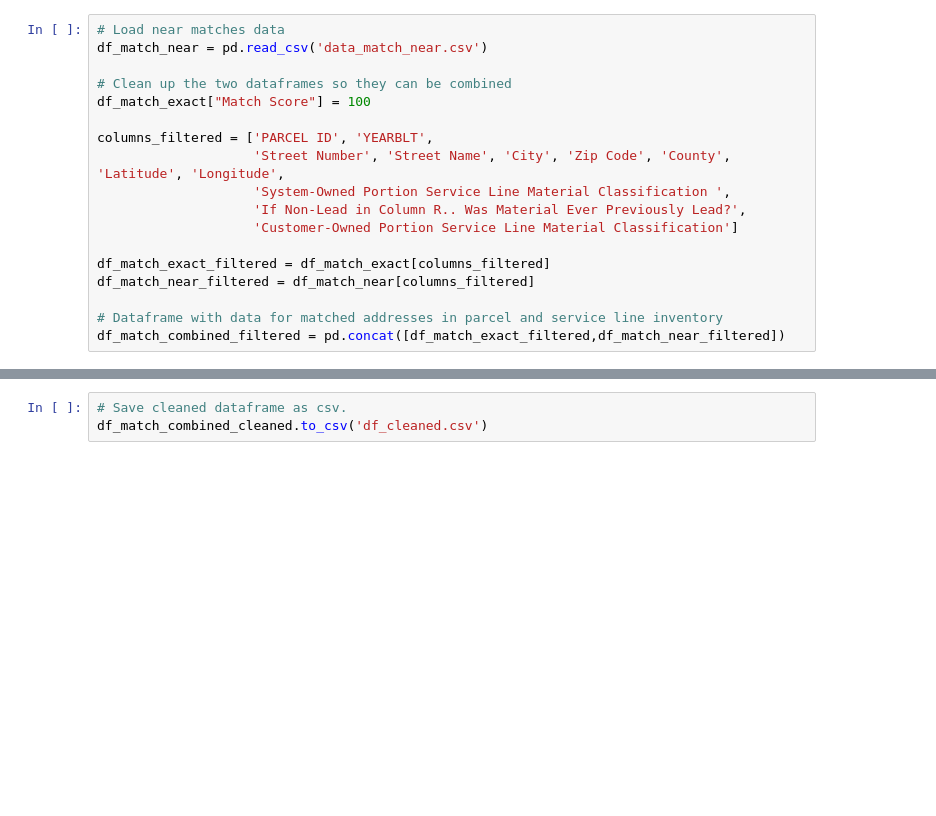
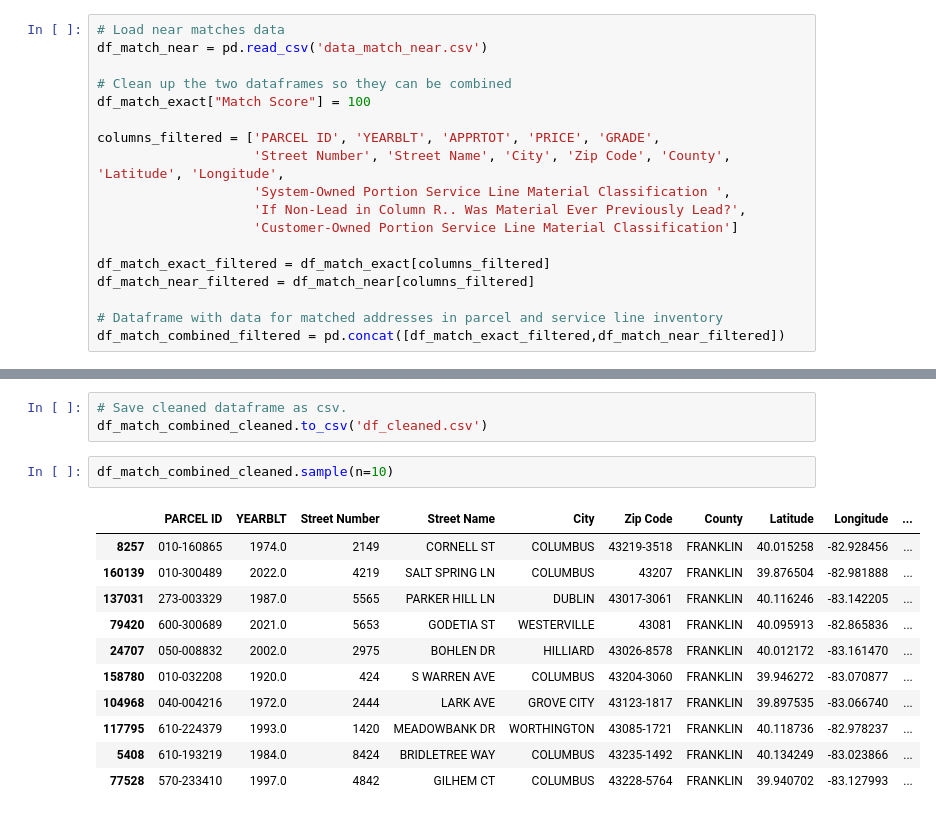
Before and after one commit to aschimmo/Erdos2025_LeadExposure, a Jupyter notebook: data_cleaning.ipynb, the cells around one changed output, grey strips where cells are left out. Drawn from its saved outputs; the diff is of its cells as text; blank space fills up the shorter version.

Commit message:
minor fixes to cleaned data set.

```diff
--- a/data_cleaning.ipynb
+++ b/data_cleaning.ipynb
@@ -101,7 +101,7 @@ df_match_near = pd.read_csv('data_match_near.csv')
 # Clean up the two dataframes so they can be combined
 df_match_exact["Match Score"] = 100
 
-columns_filtered = ['PARCEL ID', 'YEARBLT',
+columns_filtered = ['PARCEL ID', 'YEARBLT', 'APPRTOT', 'PRICE', 'GRADE',
                     'Street Number', 'Street Name', 'City', 'Zip Code', 'County', 'Latitude', 'Longitude',
                     'System-Owned Portion Service Line Material Classification ',
                     'If Non-Lead in Column R.. Was Material Ever Previously Lead?',
@@ -370,3 +371,17 @@ array([[<Axes: title={'center': 'nn_is_lead_weighted'}>]], dtype=object)
 # %%
 # Save cleaned dataframe as csv.
 df_match_combined_cleaned.to_csv('df_cleaned.csv')
+# %%
+df_match_combined_cleaned.sample(n=10)
+# %% [output]
+|  | PARCEL ID | YEARBLT | Street Number | Street Name | City | Zip Code | County | Latitude | Longitude | ... |
+| 8257 | 010-160865 | 1974.0 | 2149 | CORNELL ST | COLUMBUS | 43219-3518 | FRANKLIN | 40.015258 | -82.928456 | ... |
+| 160139 | 010-300489 | 2022.0 | 4219 | SALT SPRING LN | COLUMBUS | 43207 | FRANKLIN | 39.876504 | -82.981888 | ... |
+| 137031 | 273-003329 | 1987.0 | 5565 | PARKER HILL LN | DUBLIN | 43017-3061 | FRANKLIN | 40.116246 | -83.142205 | ... |
+| 79420 | 600-300689 | 2021.0 | 5653 | GODETIA ST | WESTERVILLE | 43081 | FRANKLIN | 40.095913 | -82.865836 | ... |
+| 24707 | 050-008832 | 2002.0 | 2975 | BOHLEN DR | HILLIARD | 43026-8578 | FRANKLIN | 40.012172 | -83.161470 | ... |
+| 158780 | 010-032208 | 1920.0 | 424 | S WARREN AVE | COLUMBUS | 43204-3060 | FRANKLIN | 39.946272 | -83.070877 | ... |
+| 104968 | 040-004216 | 1972.0 | 2444 | LARK AVE | GROVE CITY | 43123-1817 | FRANKLIN | 39.897535 | -83.066740 | ... |
+| 117795 | 610-224379 | 1993.0 | 1420 | MEADOWBANK DR | WORTHINGTON | 43085-1721 | FRANKLIN | 40.118736 | -82.978237 | ... |
+| 5408 | 610-193219 | 1984.0 | 8424 | BRIDLETREE WAY | COLUMBUS | 43235-1492 | FRANKLIN | 40.134249 | -83.023866 | ... |
+| 77528 | 570-233410 | 1997.0 | 4842 | GILHEM CT | COLUMBUS | 43228-5764 | FRANKLIN | 39.940702 | -83.127993 | ... |
```
Also changed, not shown: parts of 10 cells of this notebook, 9 other files.
